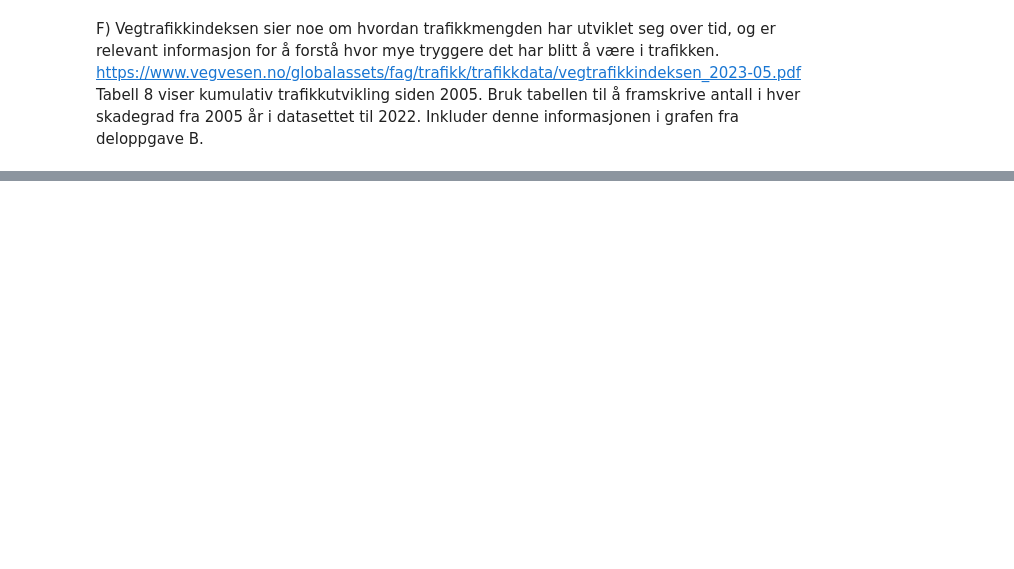
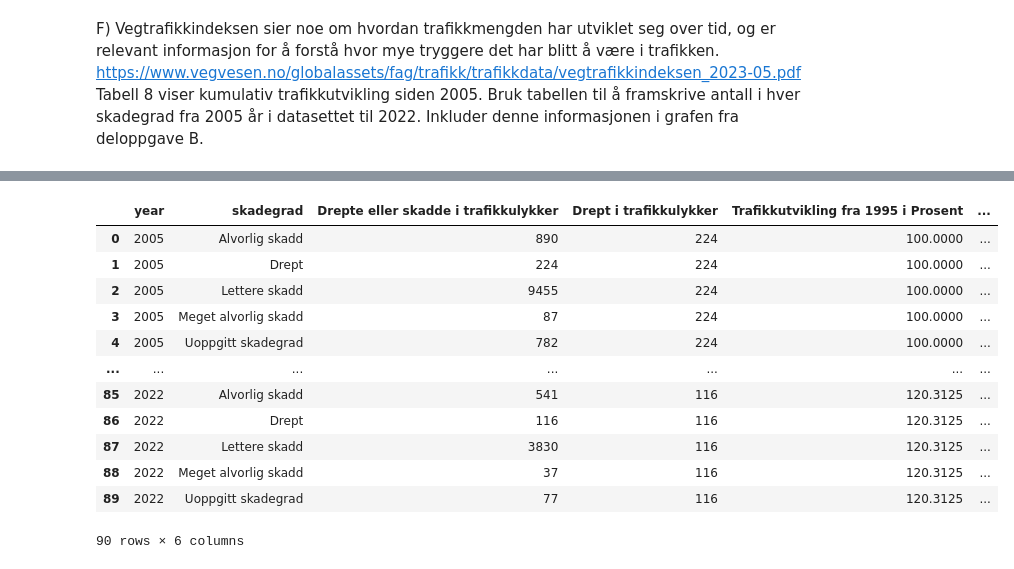
Before and after one commit to 267988/dmba_practice, a Jupyter notebook: obligatory_assignment1_2023/oppgave1_trafikkulykker.ipynb, the cells around one changed output, grey strips where cells are left out. Drawn from its saved outputs; the diff is of its cells as text; code cells hidden in the pictures; blank space fills up the shorter version.

```diff
--- a/obligatory_assignment1_2023/oppgave1_trafikkulykker.ipynb
+++ b/obligatory_assignment1_2023/oppgave1_trafikkulykker.ipynb
@@ -273,0 +243,18 @@ e_plot = (ggplot(df, aes(x='year', y='justert_antall', color='skadegrad')) +
+# %%
+# Lager ny kolonne med justert "framskrevet" antall skadd/dødsfall
+df_sammen["Framskrevet antall skadd/døde"] = df_sammen["Drepte eller skadde i trafikkulykker"] * df_sammen["Trafikkutvikling fra 1995 i Prosent"] / 100
+df_sammen
+# %% [output]
+|  | year | skadegrad | Drepte eller skadde i trafikkulykker | Drept i trafikkulykker | Trafikkutvikling fra 1995 i Prosent | ... |
+| 0 | 2005 | Alvorlig skadd | 890 | 224 | 100.0000 | ... |
+| 1 | 2005 | Drept | 224 | 224 | 100.0000 | ... |
+| 2 | 2005 | Lettere skadd | 9455 | 224 | 100.0000 | ... |
+| 3 | 2005 | Meget alvorlig skadd | 87 | 224 | 100.0000 | ... |
+| 4 | 2005 | Uoppgitt skadegrad | 782 | 224 | 100.0000 | ... |
+| ... | ... | ... | ... | ... | ... | ... |
+| 85 | 2022 | Alvorlig skadd | 541 | 116 | 120.3125 | ... |
+| 86 | 2022 | Drept | 116 | 116 | 120.3125 | ... |
+| 87 | 2022 | Lettere skadd | 3830 | 116 | 120.3125 | ... |
+| 88 | 2022 | Meget alvorlig skadd | 37 | 116 | 120.3125 | ... |
+| 89 | 2022 | Uoppgitt skadegrad | 77 | 116 | 120.3125 | ... |
+90 rows × 6 columns
```
Also changed, not shown: parts of 24 cells of this notebook.
